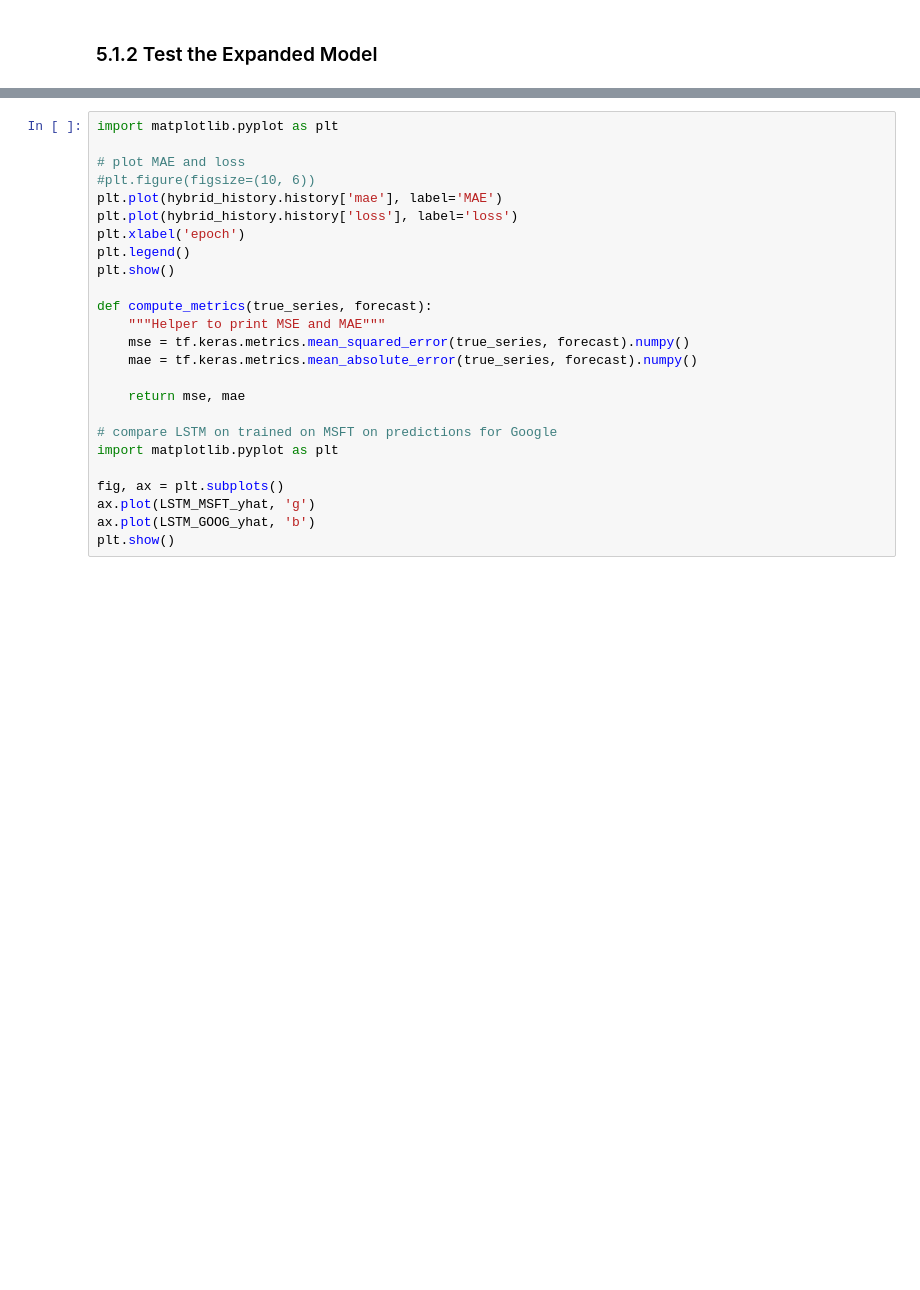
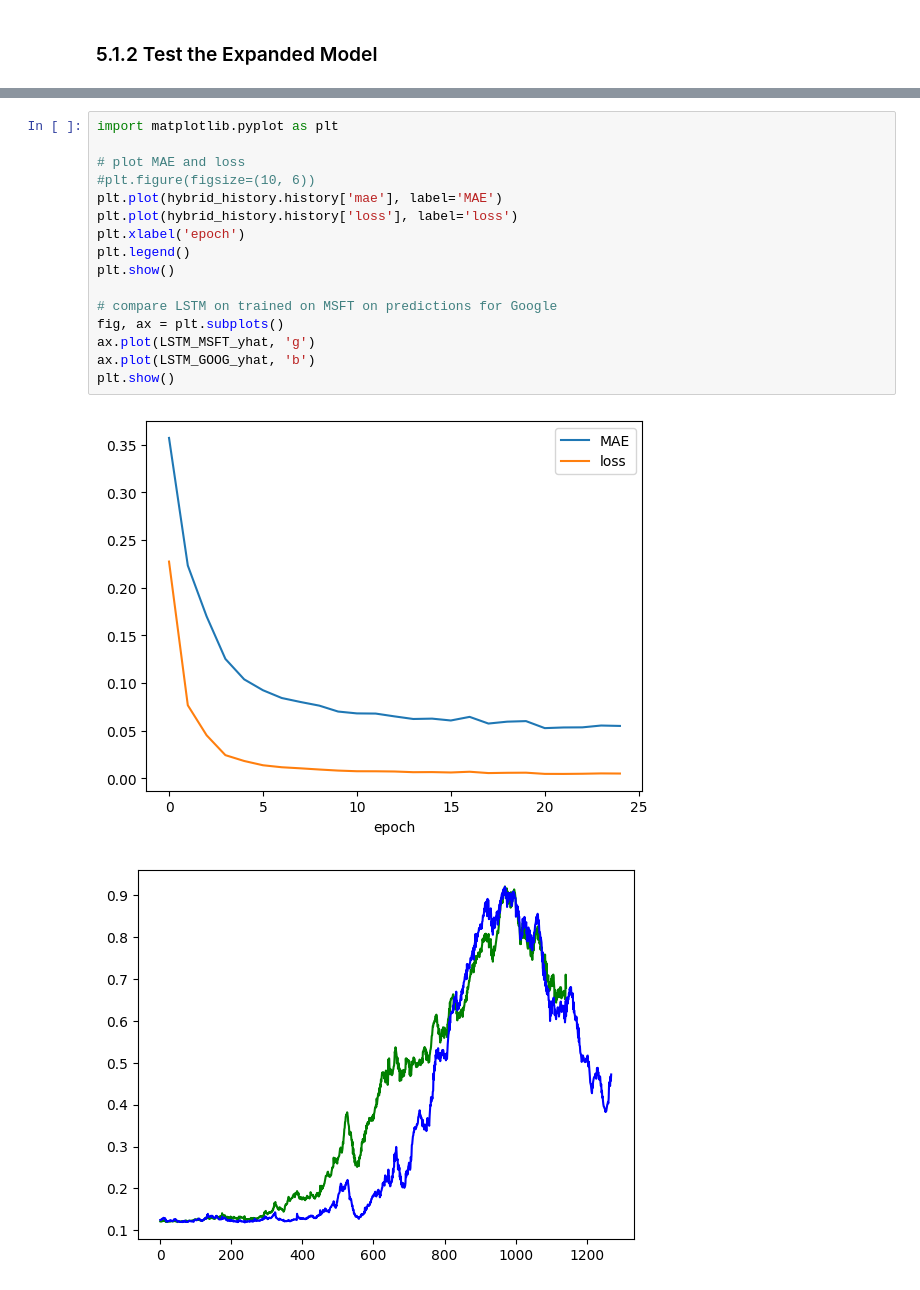
Before and after one commit to Chenzhang0329/StockPrice-Hybrid-Model-, a Jupyter notebook: Final_Assignment_Main_04_01_v1.ipynb, the cells around one changed output, grey strips where cells are left out. Saved outputs shown, nothing was run; the diff lists cells and outputs as text; blank space fills up the shorter version.

```diff
--- a/Final_Assignment_Main_04_01_v1.ipynb
+++ b/Final_Assignment_Main_04_01_v1.ipynb
@@ -1093,25 +1108,19 @@ msft_x, msft_y = lstm_split(microsoft_test, y_test, len(microsoft_test))
 # %%
 import matplotlib.pyplot as plt
 
 # plot MAE and loss
 #plt.figure(figsize=(10, 6))
 plt.plot(hybrid_history.history['mae'], label='MAE')
 plt.plot(hybrid_history.history['loss'], label='loss')
 plt.xlabel('epoch')
 plt.legend()
 plt.show()
 
-def compute_metrics(true_series, forecast):
-    """Helper to print MSE and MAE"""
-    mse = tf.keras.metrics.mean_squared_error(true_series, forecast).numpy()
-    mae = tf.keras.metrics.mean_absolute_error(true_series, forecast).numpy()
-
-    return mse, mae
-
 # compare LSTM on trained on MSFT on predictions for Google
-import matplotlib.pyplot as plt
-
 fig, ax = plt.subplots()
 ax.plot(LSTM_MSFT_yhat, 'g')
 ax.plot(LSTM_GOOG_yhat, 'b')
 plt.show()
+# %% [output]
+[figure, added]
+[figure, added]
```
Also changed, not shown: parts of 30 cells of this notebook.
